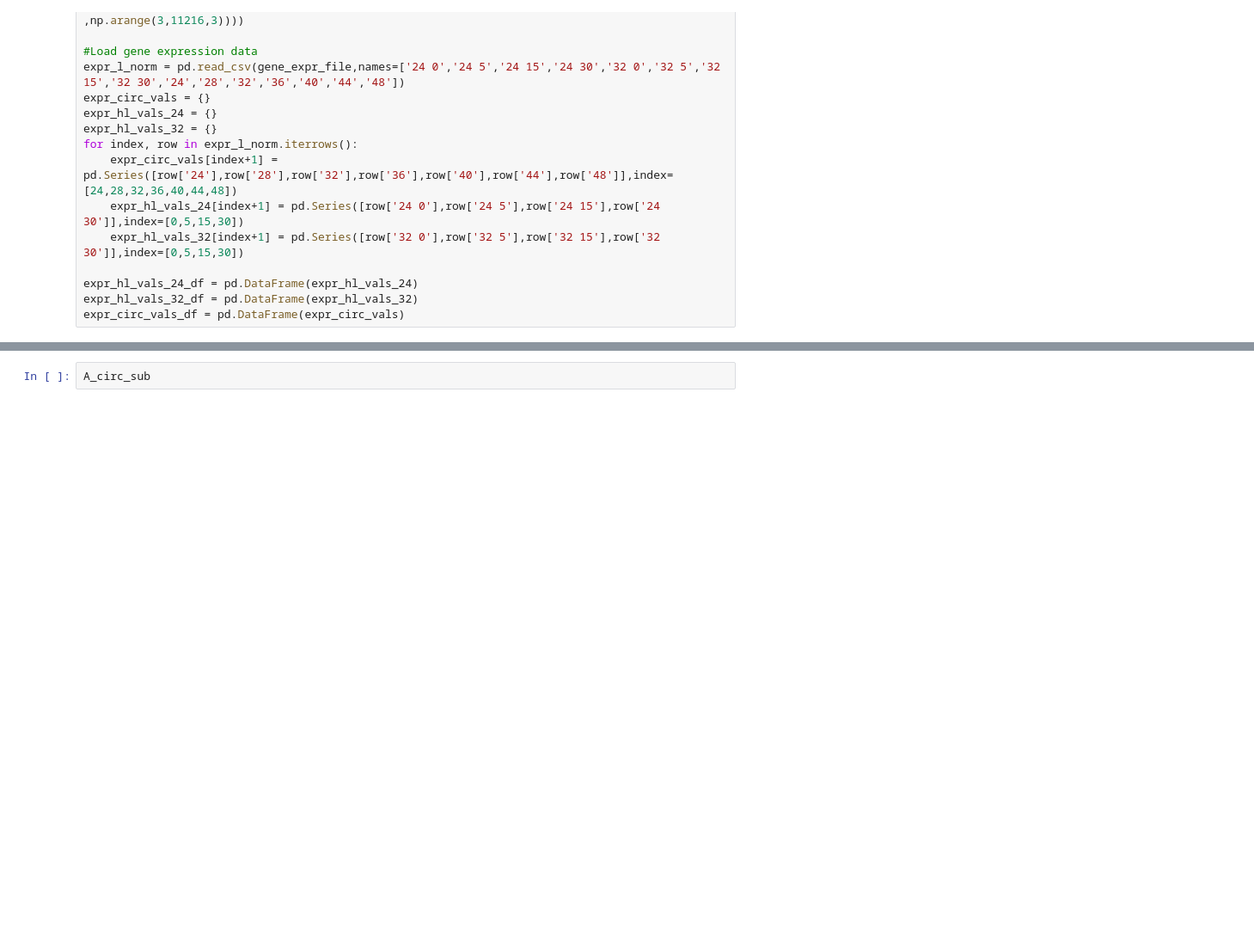
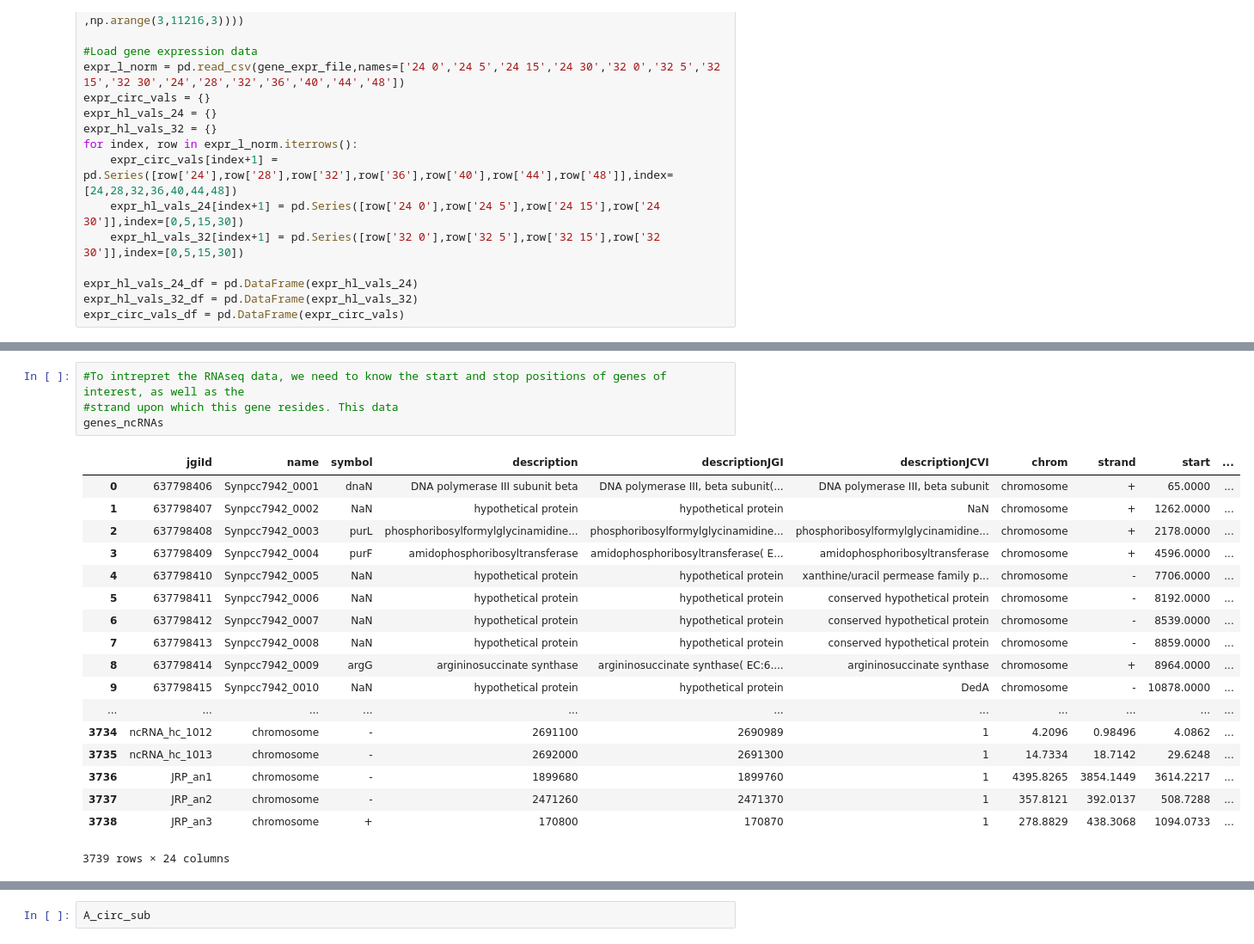
Before and after one commit to jpiechura/RpaAB_ChIP_RNAseq_plots, a Jupyter notebook: Plot_ChIP_RNAseq_cyanobacteria.ipynb, the cells around one changed output, grey strips where cells are left out. Shown at 86% size. Cells and saved outputs as stored; diff of their text form; blank space fills up the shorter version.

Commit message:
added more cells to jupyter notebook
included more documentation to explain data.

```diff
--- a/Plot_ChIP_RNAseq_cyanobacteria.ipynb
+++ b/Plot_ChIP_RNAseq_cyanobacteria.ipynb
@@ -288,0 +387,23 @@ expr_circ_vals_df = pd.DataFrame(expr_circ_vals)
+# %%
+#To intrepret the RNAseq data, we need to know the start and stop positions of genes of interest, as well as the
+#strand upon which this gene resides. This data
+genes_ncRNAs
+# %% [output]
+|  | jgiId | name | symbol | description | descriptionJGI | descriptionJCVI | chrom | strand | start | ... |
+| 0 | 637798406 | Synpcc7942_0001 | dnaN | DNA polymerase III subunit beta | DNA polymerase III, beta subunit(... | DNA polymerase III, beta subunit | chromosome | + | 65.0000 | ... |
+| 1 | 637798407 | Synpcc7942_0002 | NaN | hypothetical protein | hypothetical protein | NaN | chromosome | + | 1262.0000 | ... |
+| 2 | 637798408 | Synpcc7942_0003 | purL | phosphoribosylformylglycinamidine... | phosphoribosylformylglycinamidine... | phosphoribosylformylglycinamidine... | chromosome | + | 2178.0000 | ... |
+| 3 | 637798409 | Synpcc7942_0004 | purF | amidophosphoribosyltransferase | amidophosphoribosyltransferase( E... | amidophosphoribosyltransferase | chromosome | + | 4596.0000 | ... |
+| 4 | 637798410 | Synpcc7942_0005 | NaN | hypothetical protein | hypothetical protein | xanthine/uracil permease family p... | chromosome | - | 7706.0000 | ... |
+| 5 | 637798411 | Synpcc7942_0006 | NaN | hypothetical protein | hypothetical protein | conserved hypothetical protein | chromosome | - | 8192.0000 | ... |
+| 6 | 637798412 | Synpcc7942_0007 | NaN | hypothetical protein | hypothetical protein | conserved hypothetical protein | chromosome | - | 8539.0000 | ... |
+| 7 | 637798413 | Synpcc7942_0008 | NaN | hypothetical protein | hypothetical protein | conserved hypothetical protein | chromosome | - | 8859.0000 | ... |
+| 8 | 637798414 | Synpcc7942_0009 | argG | argininosuccinate synthase | argininosuccinate synthase( EC:6.... | argininosuccinate synthase | chromosome | + | 8964.0000 | ... |
+| 9 | 637798415 | Synpcc7942_0010 | NaN | hypothetical protein | hypothetical protein | DedA | chromosome | - | 10878.0000 | ... |
+| ... | ... | ... | ... | ... | ... | ... | ... | ... | ... | ... |
+| 3734 | ncRNA_hc_1012 | chromosome | - | 2691100 | 2690989 | 1 | 4.2096 | 0.98496 | 4.0862 | ... |
+| 3735 | ncRNA_hc_1013 | chromosome | - | 2692000 | 2691300 | 1 | 14.7334 | 18.7142 | 29.6248 | ... |
+| 3736 | JRP_an1 | chromosome | - | 1899680 | 1899760 | 1 | 4395.8265 | 3854.1449 | 3614.2217 | ... |
+| 3737 | JRP_an2 | chromosome | - | 2471260 | 2471370 | 1 | 357.8121 | 392.0137 | 508.7288 | ... |
+| 3738 | JRP_an3 | chromosome | + | 170800 | 170870 | 1 | 278.8829 | 438.3068 | 1094.0733 | ... |
+3739 rows × 24 columns
```
Also changed, not shown: parts of 6 cells of this notebook.
